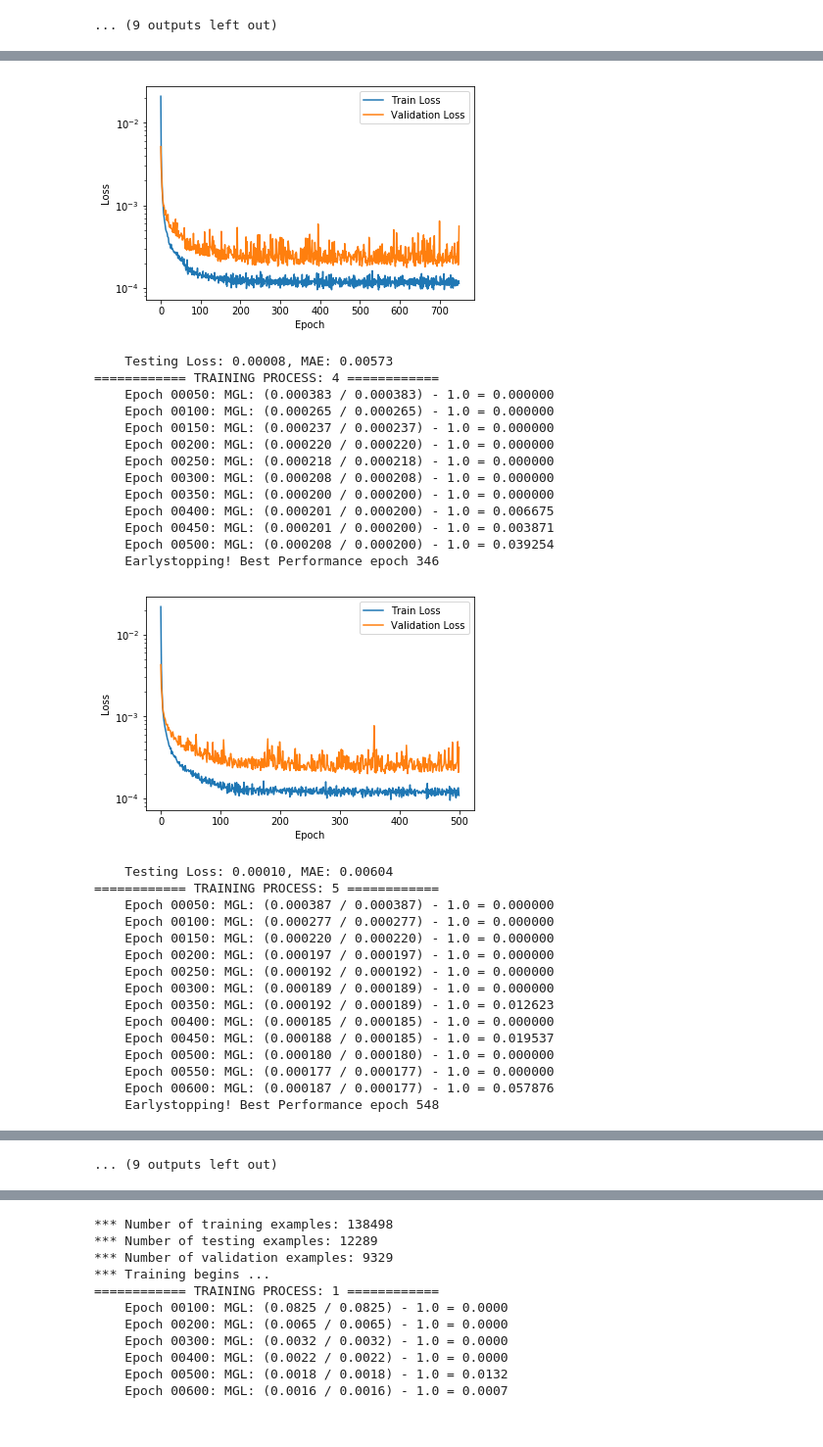
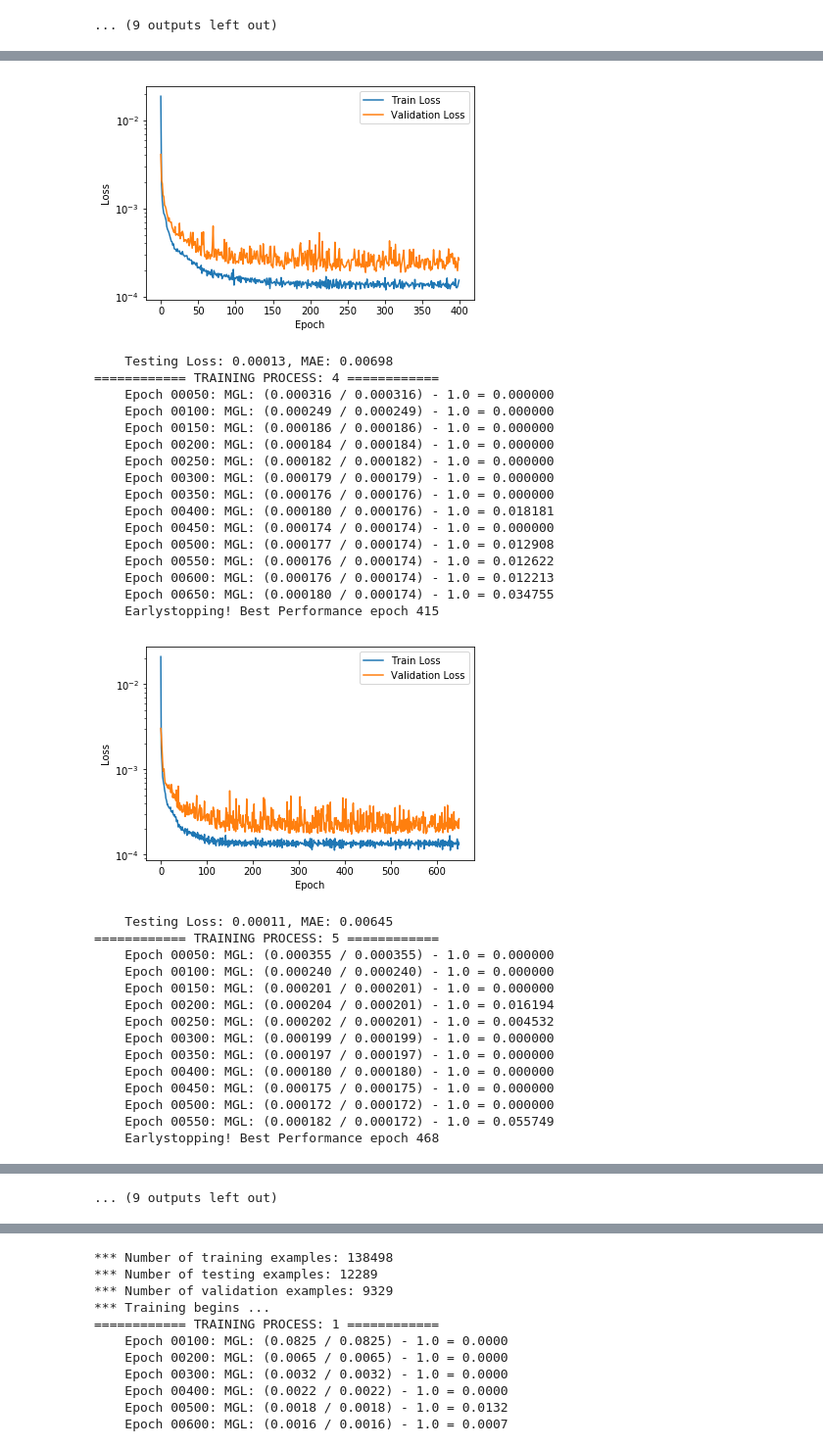
Before and after one commit to Arsennnic/ANN-FC-2.0, a Jupyter notebook: train_split.ipynb, the cells around one changed output, grey strips where cells are left out. Shown at 98% size. Drawn from its saved outputs; the diff is of its cells as text; code cells hidden in the pictures.

```diff
--- a/train_split.ipynb
+++ b/train_split.ipynb
@@ -318,13 +318,13 @@ model_1010_new.store_model('sp-1010-new')
 # %%
 model_1010_log.store_model('sp-1010-log')
 # %%
-model_20 = sp.train("improved-STAB-data/PM-simplex-T450-simplex-SPLIT-PM.csv",
+model_20_new = sp.train("improved-STAB-data/PM-simplex-T450-simplex-SPLIT-PM.csv",
                             "improved-STAB-data/PM-simplex-T450-test-simplex-SPLIT-PM.csv",
                             validation_data = "improved-STAB-data/PM-simplex-T450-val-simplex-SPLIT-PM.csv",
                             hidden_layer = 1, hidden_cells = [20], batch_size = 1000,
                             GL = 0.03, GL_epoch_strip = 50, min_epoch = 300,
-                            epoch = 5000, trans = None, train_number = 5,
-                            plot = True, plot_name = "SP-T450-h20")
+                            epoch = 5000, trans = 'new', train_number = 5,
+                            plot = True, plot_name = "SP-T450-h20-new")
 # %% [output]
 *** Number of training examples: 138498
 *** Number of testing examples: 14300
@@ -382,30 +370,32 @@ model_20 = sp.train("improved-STAB-data/PM-simplex-T450-simplex-SPLIT-PM.csv",
-[figure, old version]
+[figure, new version]
-    Testing Loss: 0.00008, MAE: 0.00573
+    Testing Loss: 0.00013, MAE: 0.00698
 ============ TRAINING PROCESS: 4 ============
-    Epoch 00050: MGL: (0.000383 / 0.000383) - 1.0 = 0.000000
-    Epoch 00100: MGL: (0.000265 / 0.000265) - 1.0 = 0.000000
-    Epoch 00150: MGL: (0.000237 / 0.000237) - 1.0 = 0.000000
-    Epoch 00200: MGL: (0.000220 / 0.000220) - 1.0 = 0.000000
-    Epoch 00250: MGL: (0.000218 / 0.000218) - 1.0 = 0.000000
-    Epoch 00300: MGL: (0.000208 / 0.000208) - 1.0 = 0.000000
-    Epoch 00350: MGL: (0.000200 / 0.000200) - 1.0 = 0.000000
-    Epoch 00400: MGL: (0.000201 / 0.000200) - 1.0 = 0.006675
-    Epoch 00450: MGL: (0.000201 / 0.000200) - 1.0 = 0.003871
-    Epoch 00500: MGL: (0.000208 / 0.000200) - 1.0 = 0.039254
-    Earlystopping! Best Performance epoch 346
+    Epoch 00050: MGL: (0.000316 / 0.000316) - 1.0 = 0.000000
+    Epoch 00100: MGL: (0.000249 / 0.000249) - 1.0 = 0.000000
+    Epoch 00150: MGL: (0.000186 / 0.000186) - 1.0 = 0.000000
+    Epoch 00200: MGL: (0.000184 / 0.000184) - 1.0 = 0.000000
+    Epoch 00250: MGL: (0.000182 / 0.000182) - 1.0 = 0.000000
+    Epoch 00300: MGL: (0.000179 / 0.000179) - 1.0 = 0.000000
+    Epoch 00350: MGL: (0.000176 / 0.000176) - 1.0 = 0.000000
+    Epoch 00400: MGL: (0.000180 / 0.000176) - 1.0 = 0.018181
+    Epoch 00450: MGL: (0.000174 / 0.000174) - 1.0 = 0.000000
+    Epoch 00500: MGL: (0.000177 / 0.000174) - 1.0 = 0.012908
+    Epoch 00550: MGL: (0.000176 / 0.000174) - 1.0 = 0.012622
+    Epoch 00600: MGL: (0.000176 / 0.000174) - 1.0 = 0.012213
+    Epoch 00650: MGL: (0.000180 / 0.000174) - 1.0 = 0.034755
+    Earlystopping! Best Performance epoch 415
-[figure, old version]
+[figure, new version]
-    Testing Loss: 0.00010, MAE: 0.00604
+    Testing Loss: 0.00011, MAE: 0.00645
 ============ TRAINING PROCESS: 5 ============
-    Epoch 00050: MGL: (0.000387 / 0.000387) - 1.0 = 0.000000
-    Epoch 00100: MGL: (0.000277 / 0.000277) - 1.0 = 0.000000
-    Epoch 00150: MGL: (0.000220 / 0.000220) - 1.0 = 0.000000
-    Epoch 00200: MGL: (0.000197 / 0.000197) - 1.0 = 0.000000
-    Epoch 00250: MGL: (0.000192 / 0.000192) - 1.0 = 0.000000
-    Epoch 00300: MGL: (0.000189 / 0.000189) - 1.0 = 0.000000
-    Epoch 00350: MGL: (0.000192 / 0.000189) - 1.0 = 0.012623
-    Epoch 00400: MGL: (0.000185 / 0.000185) - 1.0 = 0.000000
-    Epoch 00450: MGL: (0.000188 / 0.000185) - 1.0 = 0.019537
-    Epoch 00500: MGL: (0.000180 / 0.000180) - 1.0 = 0.000000
-    Epoch 00550: MGL: (0.000177 / 0.000177) - 1.0 = 0.000000
-    Epoch 00600: MGL: (0.000187 / 0.000177) - 1.0 = 0.057876
-    Earlystopping! Best Performance epoch 548
+    Epoch 00050: MGL: (0.000355 / 0.000355) - 1.0 = 0.000000
+    Epoch 00100: MGL: (0.000240 / 0.000240) - 1.0 = 0.000000
+    Epoch 00150: MGL: (0.000201 / 0.000201) - 1.0 = 0.000000
+    Epoch 00200: MGL: (0.000204 / 0.000201) - 1.0 = 0.016194
+    Epoch 00250: MGL: (0.000202 / 0.000201) - 1.0 = 0.004532
+    Epoch 00300: MGL: (0.000199 / 0.000199) - 1.0 = 0.000000
+    Epoch 00350: MGL: (0.000197 / 0.000197) - 1.0 = 0.000000
+    Epoch 00400: MGL: (0.000180 / 0.000180) - 1.0 = 0.000000
+    Epoch 00450: MGL: (0.000175 / 0.000175) - 1.0 = 0.000000
+    Epoch 00500: MGL: (0.000172 / 0.000172) - 1.0 = 0.000000
+    Epoch 00550: MGL: (0.000182 / 0.000172) - 1.0 = 0.055749
+    Earlystopping! Best Performance epoch 468
```
Also changed, not shown: parts of 6 cells of this notebook, 3 other files.
